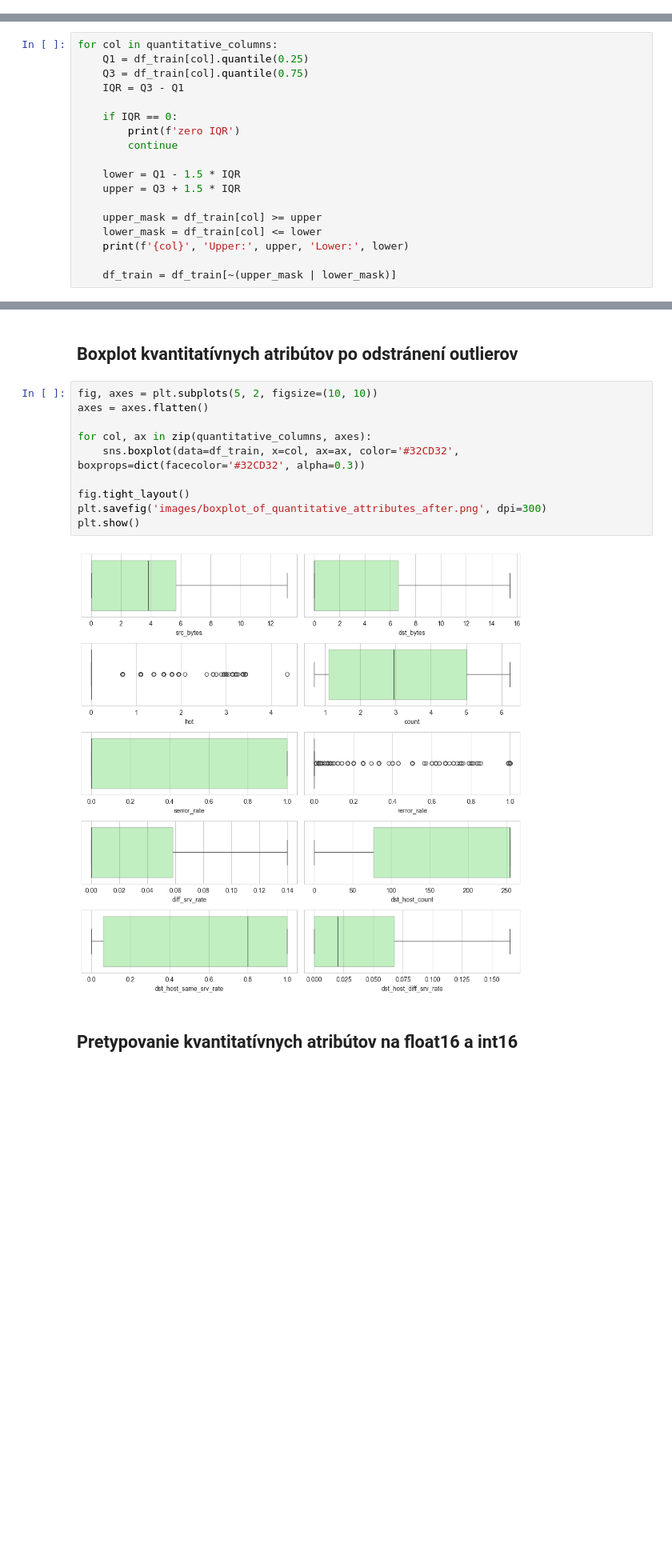
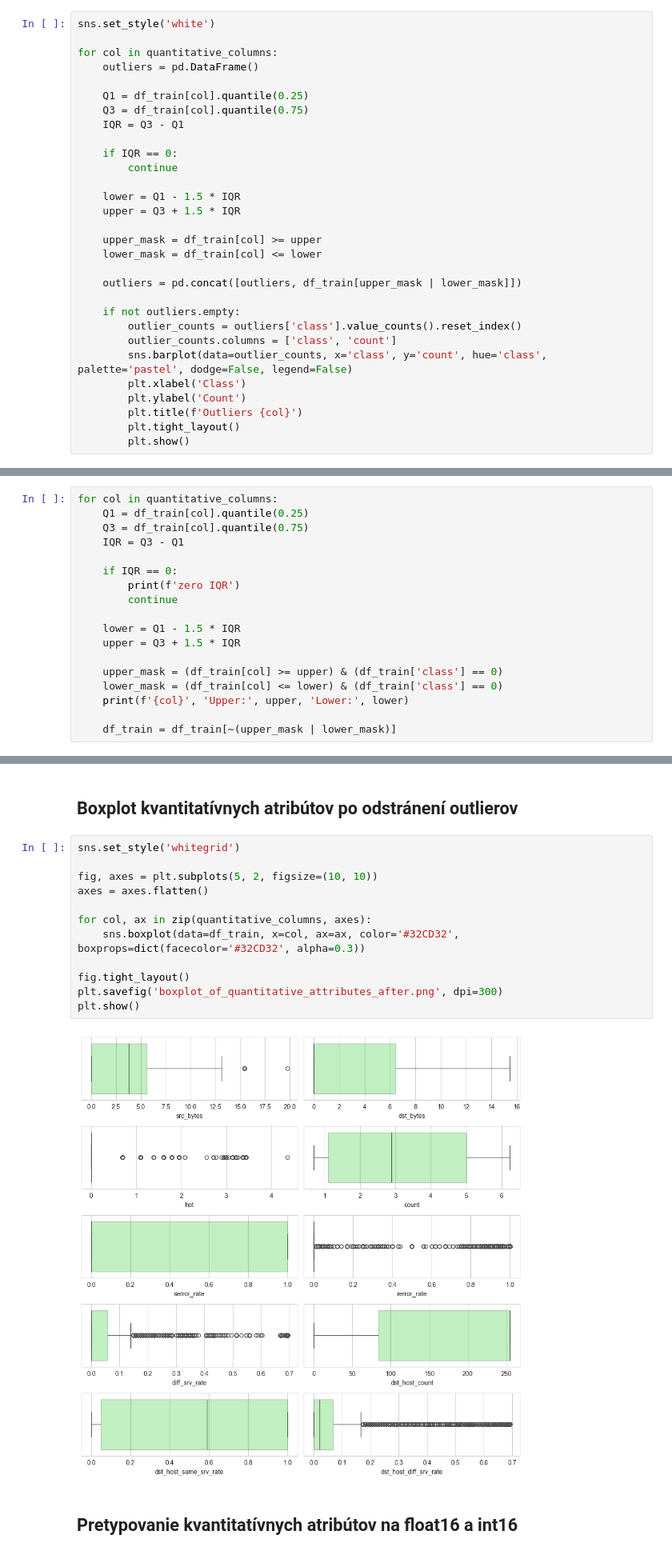
Before and after one commit to M4jkky/CRISP-DataMining, a Jupyter notebook: data_preprocessing.ipynb, the cells around one changed output, grey strips where cells are left out. Shown at 80% size. Saved outputs shown, nothing was run; the diff lists cells and outputs as text; blank space fills up the shorter version.

Commit message:
outliers fix

```diff
--- a/data_preprocessing.ipynb
+++ b/data_preprocessing.ipynb
@@ -226,3 +226,33 @@ fig.tight_layout()
 plt.show()
 # %% [output]
 [figure]
+# %%
+sns.set_style('white')
+
+for col in quantitative_columns:
+    outliers = pd.DataFrame()
+
+    Q1 = df_train[col].quantile(0.25)
+    Q3 = df_train[col].quantile(0.75)
+    IQR = Q3 - Q1
+
+    if IQR == 0:
+        continue
+
+    lower = Q1 - 1.5 * IQR
+    upper = Q3 + 1.5 * IQR
+
+    upper_mask = df_train[col] >= upper
+    lower_mask = df_train[col] <= lower
+
+    outliers = pd.concat([outliers, df_train[upper_mask | lower_mask]])
+
+    if not outliers.empty:
+        outlier_counts = outliers['class'].value_counts().reset_index()
+        outlier_counts.columns = ['class', 'count']
+        sns.barplot(data=outlier_counts, x='class', y='count', hue='class', palette='pastel', dodge=False, legend=False)
+        plt.xlabel('Class')
+        plt.ylabel('Count')
+        plt.title(f'Outliers {col}')
+        plt.tight_layout()
+        plt.show()
@@ -241,8 +275,8 @@ for col in quantitative_columns:
     lower = Q1 - 1.5 * IQR
     upper = Q3 + 1.5 * IQR
 
-    upper_mask = df_train[col] >= upper
-    lower_mask = df_train[col] <= lower
+    upper_mask = (df_train[col] >= upper) & (df_train['class'] == 0)
+    lower_mask = (df_train[col] <= lower) & (df_train['class'] == 0)
     print(f'{col}', 'Upper:', upper, 'Lower:', lower)
 
     df_train = df_train[~(upper_mask | lower_mask)]
@@ -260,17 +294,19 @@ dst_host_diff_srv_rate Upper: 0.16914662118453702 Lower: -0.10148797271072221
 # %% [markdown]
 ## Boxplot kvantitatívnych atribútov po odstránení outlierov
 # %%
+sns.set_style('whitegrid')
+
 fig, axes = plt.subplots(5, 2, figsize=(10, 10))
 axes = axes.flatten()
 
 for col, ax in zip(quantitative_columns, axes):
     sns.boxplot(data=df_train, x=col, ax=ax, color='#32CD32', boxprops=dict(facecolor='#32CD32', alpha=0.3))
 
 fig.tight_layout()
-plt.savefig('images/boxplot_of_quantitative_attributes_after.png', dpi=300)
+plt.savefig('boxplot_of_quantitative_attributes_after.png', dpi=300)
 plt.show()
 # %% [output]
-[figure, old version]
+[figure, new version]
 # %% [markdown]
 ## Pretypovanie kvantitatívnych atribútov na float16 a int16
 # %%
```
Also changed, not shown: parts of 8 cells of this notebook, 2 other files.
